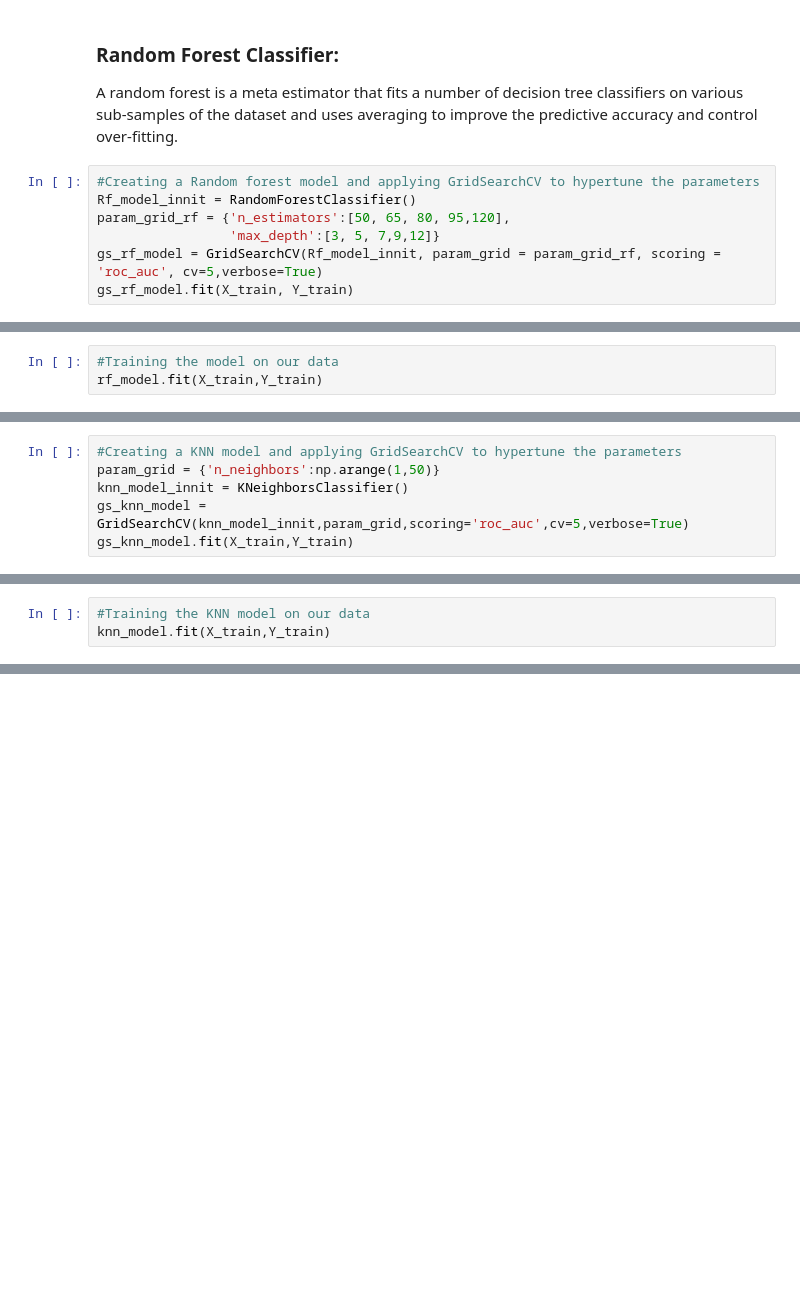
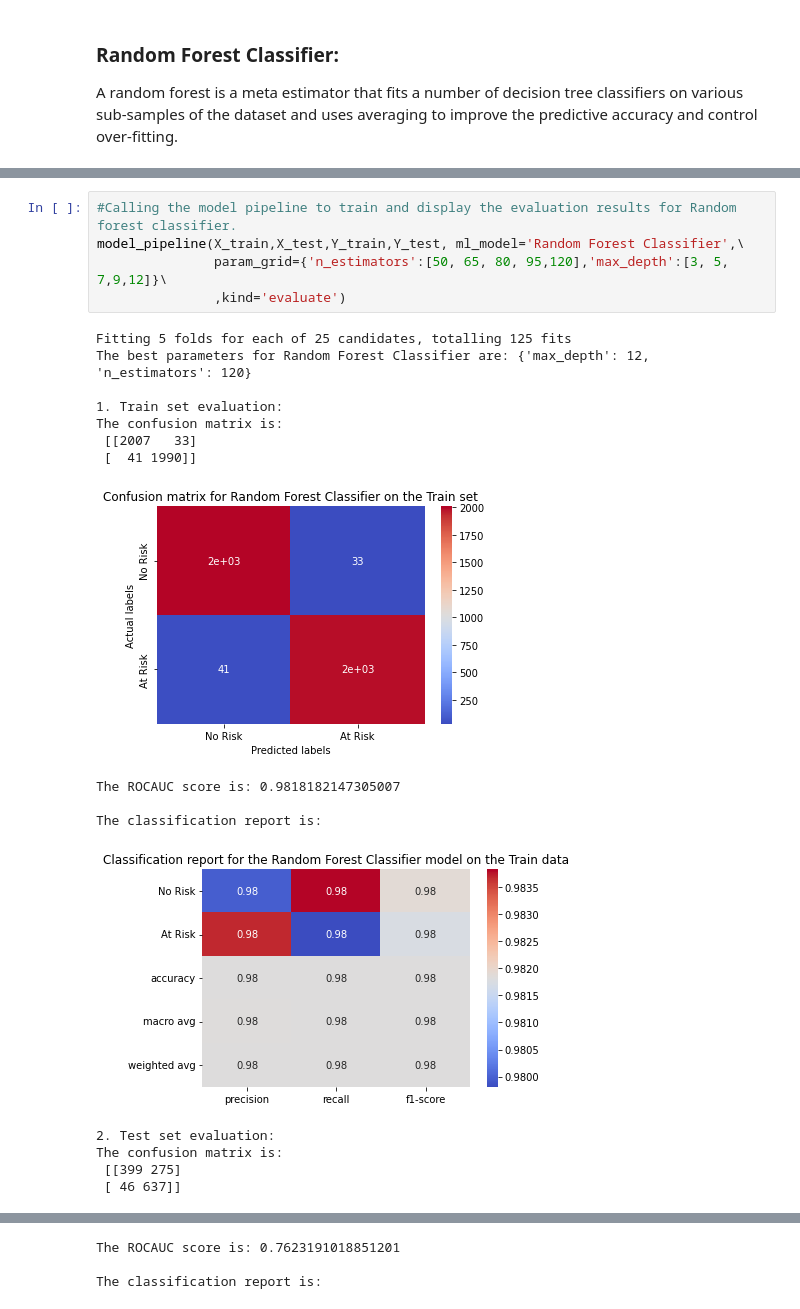
Before and after one commit to Syed-Adnan-S/Cardiovascular-Risk-Prediction, a Jupyter notebook: Cardiovascular_Risk_Prediction_Capstone_Project_Syed_Adnan_S.ipynb, the cells around one changed output, grey strips where cells are left out. Saved outputs shown, nothing was run; the diff lists cells and outputs as text; blank space fills up the shorter version.

```diff
--- a/Cardiovascular_Risk_Prediction_Capstone_Project_Syed_Adnan_S.ipynb
+++ b/Cardiovascular_Risk_Prediction_Capstone_Project_Syed_Adnan_S.ipynb
@@ -946,10 +884,3 @@ The classification report is:
 ### <b>Random Forest Classifier:</b>
 
 A random forest is a meta estimator that fits a number of decision tree classifiers on various sub-samples of the dataset and uses averaging to improve the predictive accuracy and control over-fitting.
-# %%
-#Creating a Random forest model and applying GridSearchCV to hypertune the parameters
-Rf_model_innit = RandomForestClassifier()
-param_grid_rf = {'n_estimators':[50, 65, 80, 95,120],
-                 'max_depth':[3, 5, 7,9,12]}
-gs_rf_model = GridSearchCV(Rf_model_innit, param_grid = param_grid_rf, scoring = 'roc_auc', cv=5,verbose=True)
-gs_rf_model.fit(X_train, Y_train)
@@ -968,3 +886,0 @@ RandomForestClassifier(max_depth=12, n_estimators=95)
-# %%
-#Training the model on our data
-rf_model.fit(X_train,Y_train)
@@ -1005,6 +886,0 @@ The k-nearest neighbors algorithm, also known as KNN or k-NN, is a non-parametri
-# %%
-#Creating a KNN model and applying GridSearchCV to hypertune the parameters
-param_grid = {'n_neighbors':np.arange(1,50)}
-knn_model_innit = KNeighborsClassifier()
-gs_knn_model = GridSearchCV(knn_model_innit,param_grid,scoring='roc_auc',cv=5,verbose=True)
-gs_knn_model.fit(X_train,Y_train)
@@ -1024,3 +886,0 @@ KNeighborsClassifier(n_neighbors=3)
-# %%
-#Training the KNN model on our data
-knn_model.fit(X_train,Y_train)
@@ -1056,0 +887,22 @@ The classification report is:
+# %%
+#Calling the model pipeline to train and display the evaluation results for Random forest classifier.
+model_pipeline(X_train,X_test,Y_train,Y_test, ml_model='Random Forest Classifier',\
+               param_grid={'n_estimators':[50, 65, 80, 95,120],'max_depth':[3, 5, 7,9,12]}\
+               ,kind='evaluate')
+# %% [output]
+Fitting 5 folds for each of 25 candidates, totalling 125 fits
+The best parameters for Random Forest Classifier are: {'max_depth': 12, 'n_estimators': 120}
+
+1. Train set evaluation:
+The confusion matrix is:
+ [[2007   33]
+ [  41 1990]]
+[figure, added]
+The ROCAUC score is: 0.9818182147305007
+
+The classification report is:
+[figure, added]
+2. Test set evaluation:
+The confusion matrix is:
+ [[399 275]
+ [ 46 637]]
@@ -1056,0 +910,3 @@ The classification report is:
+The ROCAUC score is: 0.7623191018851201
+
+The classification report is:
```
Also changed, not shown: parts of 51 cells of this notebook.
